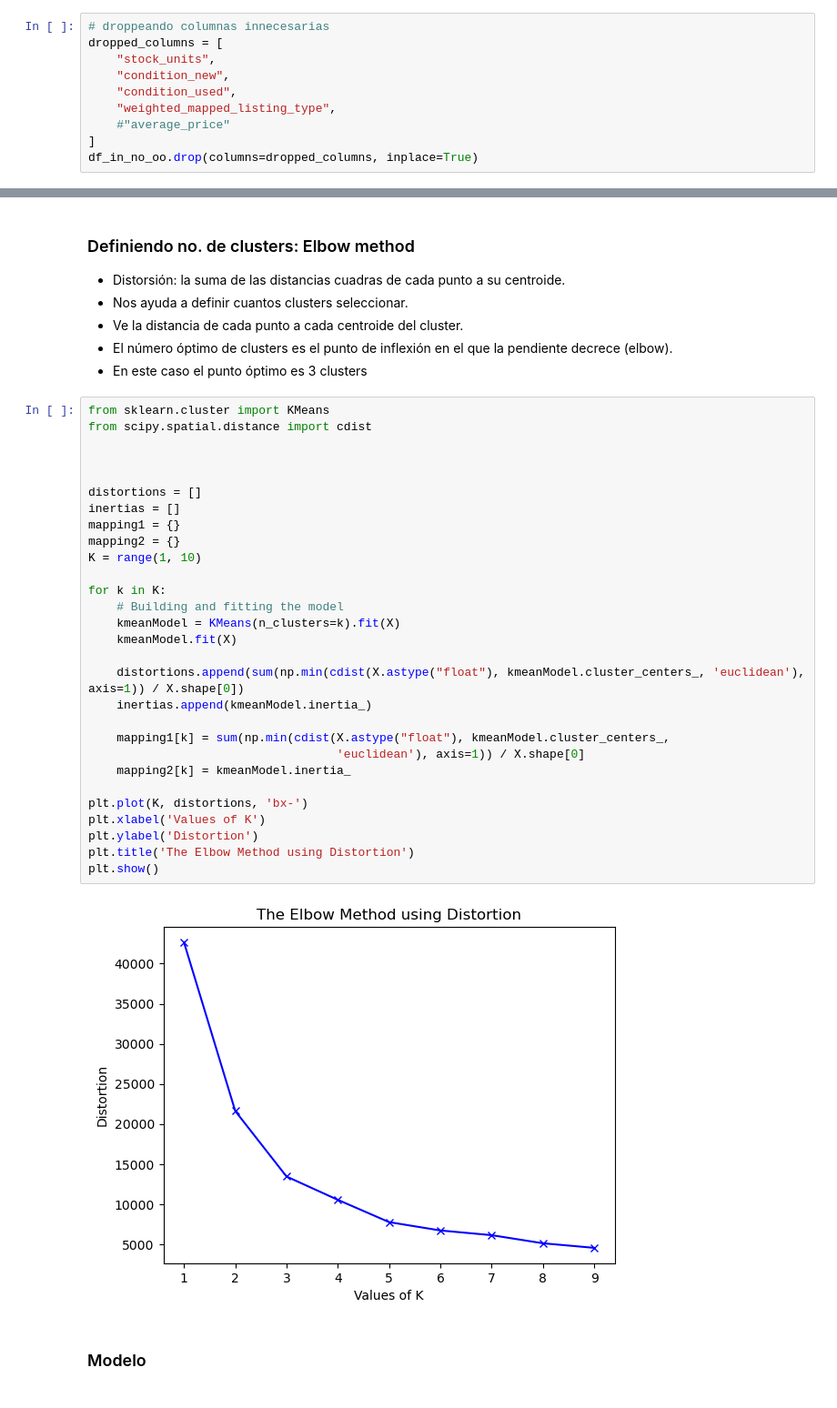
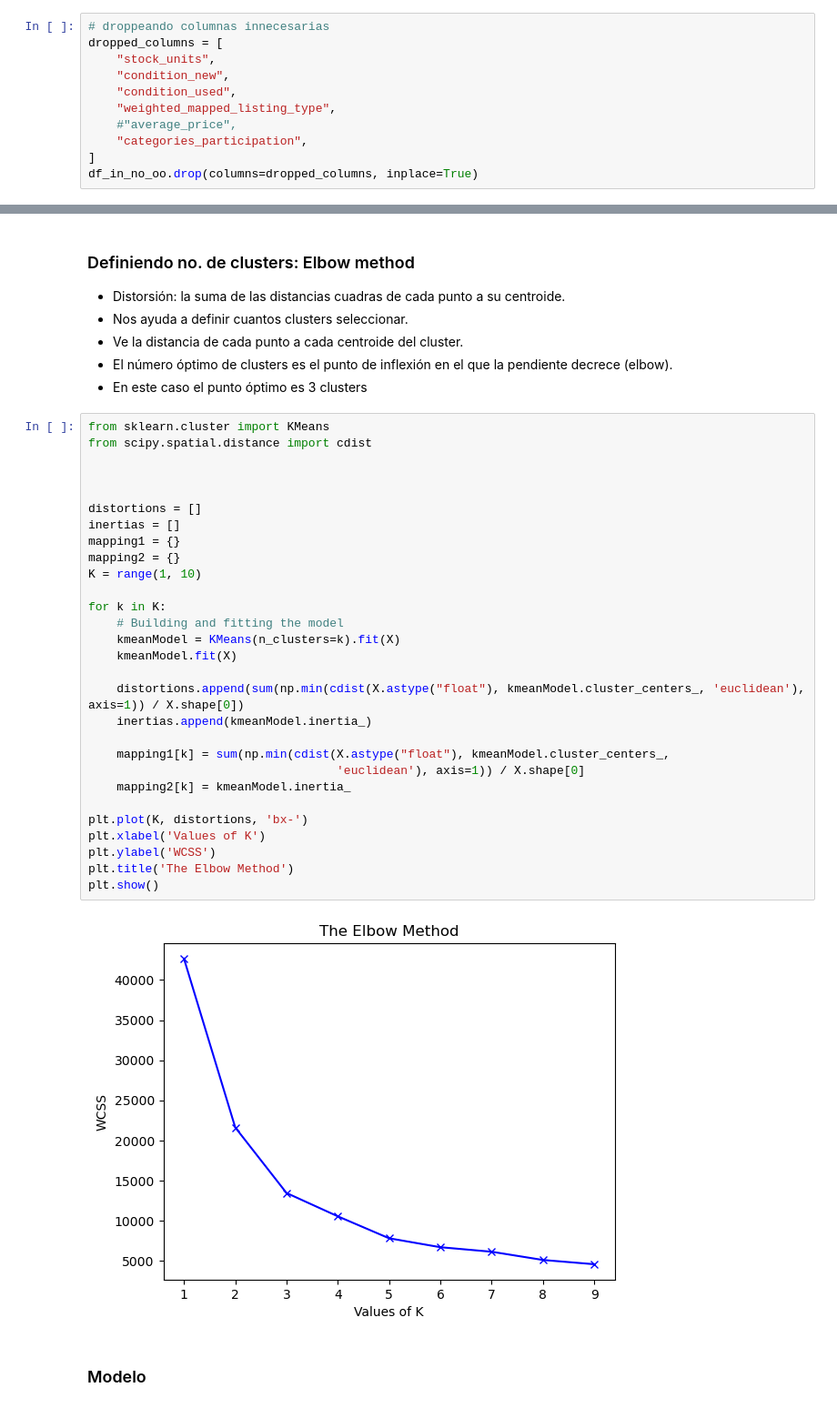
Before and after one commit to maujordan/chellenge_meli, a Jupyter notebook: challenge_meli.ipynb, the cells around one changed output, grey strips where cells are left out. Shown: that part at 91% size. Drawn from its saved outputs; the diff is of its cells as text.

```diff
--- a/challenge_meli.ipynb
+++ b/challenge_meli.ipynb
@@ -328,7 +386,8 @@ dropped_columns = [
     "condition_new",
     "condition_used",
     "weighted_mapped_listing_type",
-    #"average_price"
+    #"average_price",
+    "categories_participation",
 ]
 df_in_no_oo.drop(columns=dropped_columns, inplace=True)
 # %% [markdown]
@@ -361,34 +420,34 @@ Clus_dataSet = StandardScaler().fit_transform(X)
 # %%
 from sklearn.cluster import KMeans
 from scipy.spatial.distance import cdist
 
 
 
 distortions = []
 inertias = []
 mapping1 = {}
 mapping2 = {}
 K = range(1, 10)
 
 for k in K:
     # Building and fitting the model
     kmeanModel = KMeans(n_clusters=k).fit(X)
     kmeanModel.fit(X)
 
     distortions.append(sum(np.min(cdist(X.astype("float"), kmeanModel.cluster_centers_, 'euclidean'), axis=1)) / X.shape[0])
     inertias.append(kmeanModel.inertia_)
 
     mapping1[k] = sum(np.min(cdist(X.astype("float"), kmeanModel.cluster_centers_,
                                    'euclidean'), axis=1)) / X.shape[0]
     mapping2[k] = kmeanModel.inertia_
 
 plt.plot(K, distortions, 'bx-')
 plt.xlabel('Values of K')
-plt.ylabel('Distortion')
-plt.title('The Elbow Method using Distortion')
+plt.ylabel('WCSS')
+plt.title('The Elbow Method')
 plt.show()
 # %% [output]
-[figure, old version]
+[figure, new version]
 # %% [markdown]
 ### Modelo
 # %%
```
Also changed, not shown: parts of 19 cells of this notebook, 1 other file.
